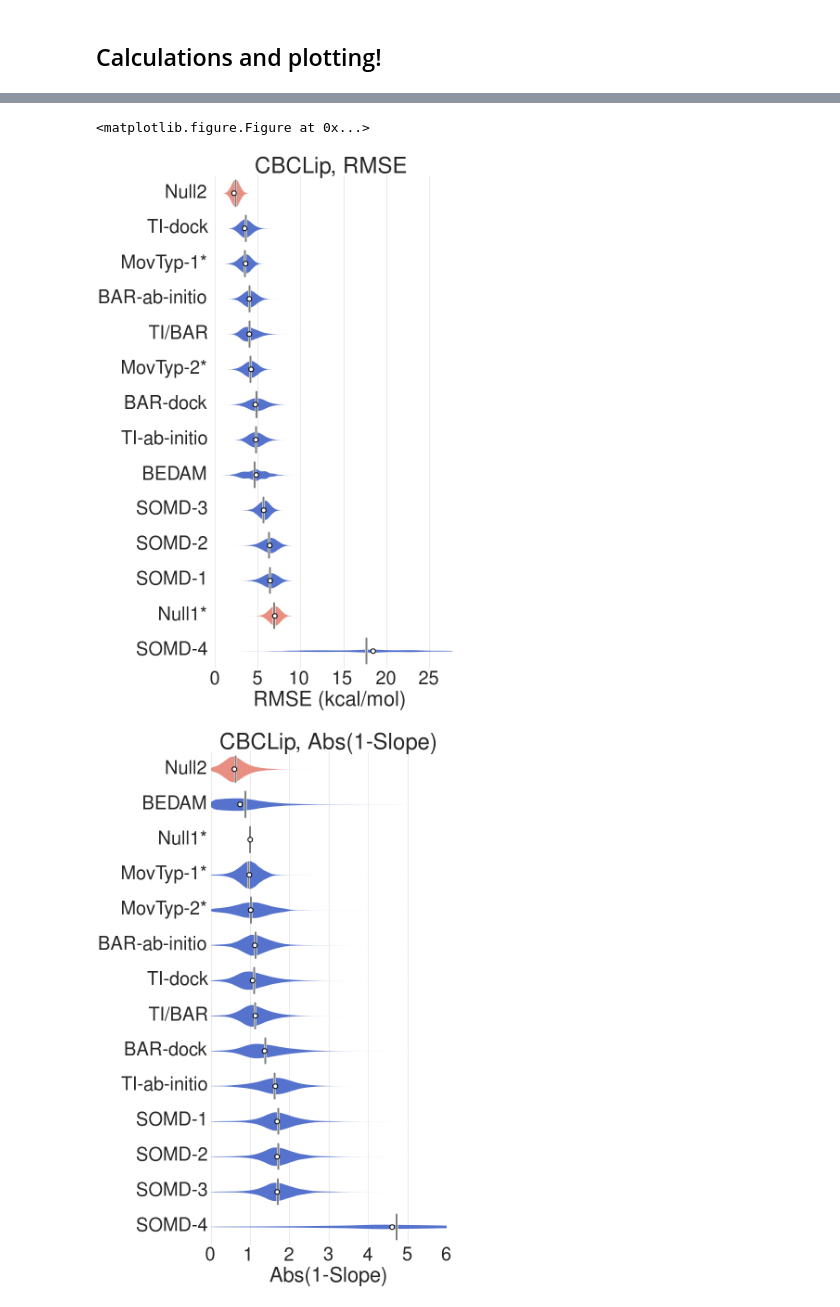
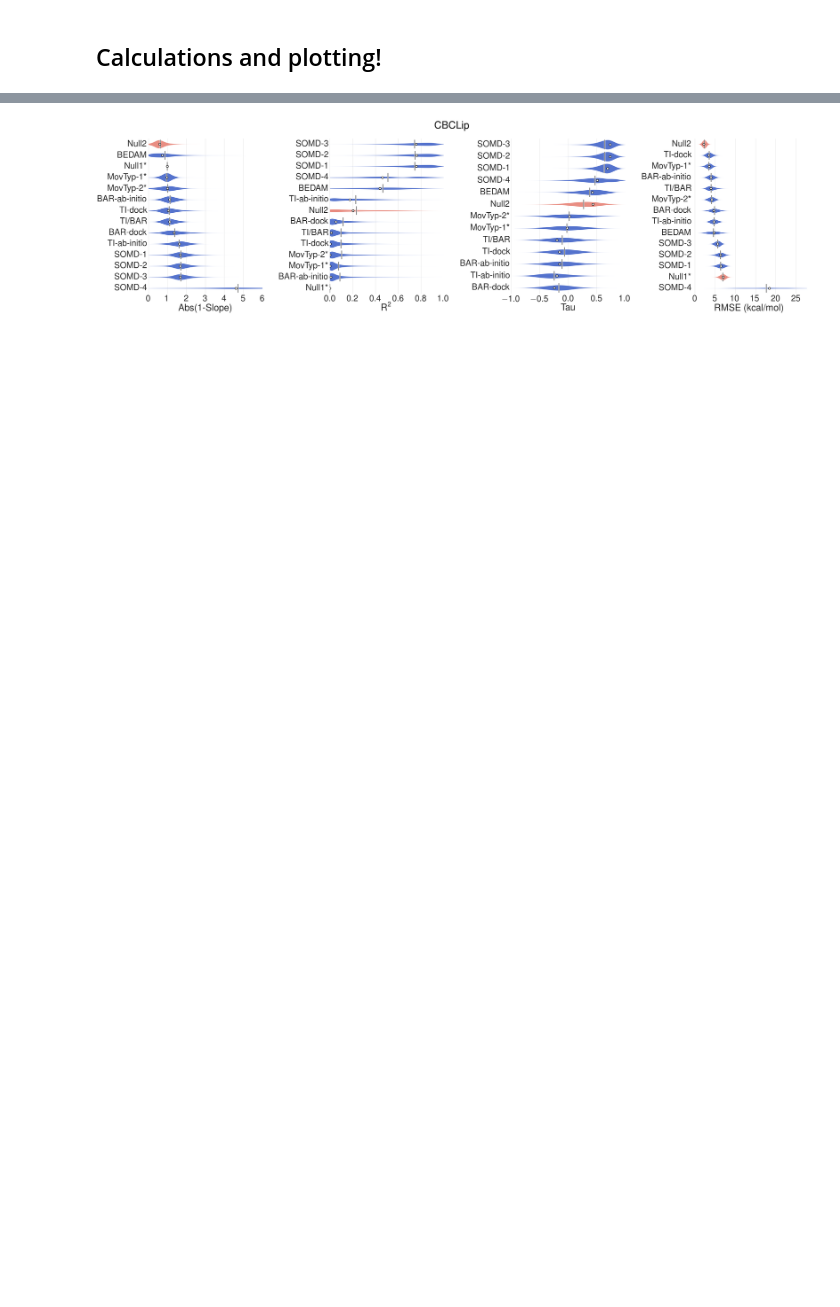
Before and after one commit to GilsonLabUCSD/SAMPL5-bootstrapping-error-analysis, a Jupyter notebook: Error_metrics_notebook-v2.ipynb, the cells around one changed output, grey strips where cells are left out. Cells and saved outputs as stored; diff of their text form; code cells hidden in the pictures; blank space fills up the shorter version.

```diff
--- a/Error_metrics_notebook-v2.ipynb
+++ b/Error_metrics_notebook-v2.ipynb
@@ -956,25 +918,24 @@ Calculation = 7, best method index = 1, best method name = Null2
 # %%
 #CBClip-Abs
 os.chdir('/run/media/dslochower/b52b33d4-b9b5-4e58-a87e-d8751720538c/2016-Research/SAMPL5/Boot8/Calc-CB')
 string = 'ka ../Exp/CBClip.txt Null1.txt Null2.txt BAR-ab-initio.txt BAR-dock.txt BEDAM.txt MovTyp-1.txt MovTyp-2.txt SOMD-1.txt SOMD-2.txt SOMD-3.txt SOMD-4.txt TI-ab-initio.txt TI-dock.txt TIxBar.txt'
 args = string.split()
 if run_calculation:
     RawMs, AllMBoot, AllMVals, CalcNames, Nc = compute_bootstrap(args)
     results = [RawMs, AllMBoot, AllMVals, CalcNames, Nc]
     pickle.dump(results, open('CBCLip-absolute.pickle', 'wb'))
 results = pickle.load( open('CBCLip-absolute.pickle', 'rb'))
 RawMs, AllMBoot, AllMVals, CalcNames, Nc = results
-plot_summary_horizontal_narrow(Nc, RawMs, AllMBoot, AllMVals, CalcNames, absolute=True, relative=False, prefix='CBCLip', filename='CBCLip-absolute')
+# plot_summary_horizontal_narrow(Nc, RawMs, AllMBoot, AllMVals, CalcNames, absolute=True, relative=False, prefix='CBCLip', filename='CBCLip-absolute')
+plot_summary_horizontal_narrow_four_in_one(Nc, RawMs, AllMBoot, AllMVals, CalcNames, absolute=True, relative=False, prefix='CBCLip', filename='CBCLip-absolute')
 # %% [output]
 Calculation = 4, best method index = 1, best method name = Null2
 [ 1 12  5  2 13  6  3 11  4  9  8  7  0 10]
 Calculation = 0, best method index = 1, best method name = Null2
 [ 1  4  0  5  6  2 12 13  3 11  7  8  9 10]
 Calculation = 3, best method index = 0, best method name = Null1*
 [ 0  2  5  6 12 13  3  1 11  4 10  7  8  9]
 Calculation = 7, best method index = 3, best method name = BAR-dock
 [ 3 11  2 12 13  5  6  1  4 10  7  8  9  0]
 Removing element 0 from Order, method Null1*, from Tau calculation.
-<matplotlib.figure.Figure at 0x...>
-[figure, old version]
+[figure, new version]
-[figure, removed]
```
Also changed, not shown: parts of 10 cells of this notebook.
